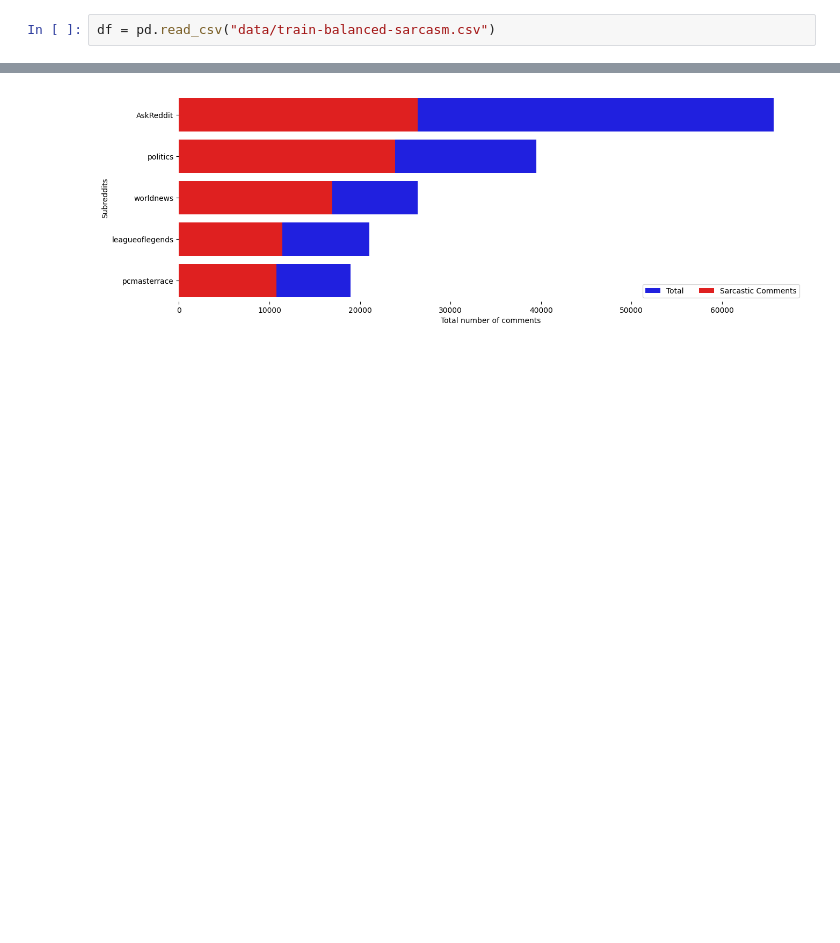
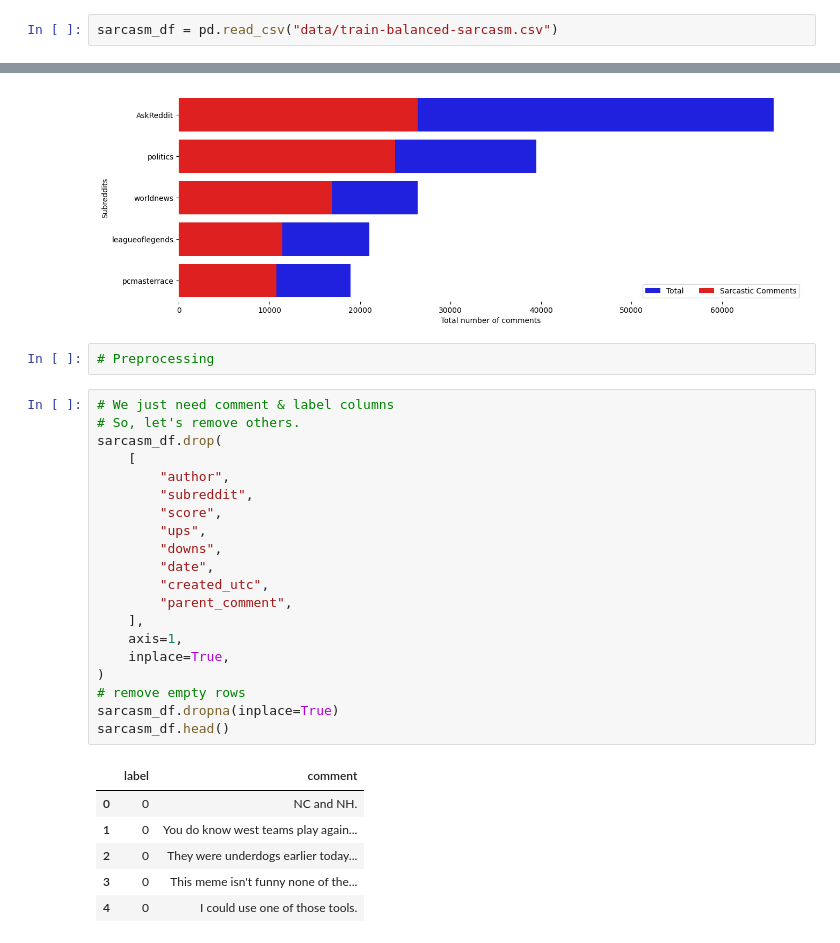
Before and after one commit to faizi-ch/Sarcasm-Detection, a Jupyter notebook: sarcasm_detection.ipynb, the cells around one changed output, grey strips where cells are left out. Saved outputs shown, nothing was run; the diff lists cells and outputs as text; blank space fills up the shorter version.

```diff
--- a/sarcasm_detection.ipynb
+++ b/sarcasm_detection.ipynb
@@ -6,3 +11,3 @@ import seaborn as sns
 # %%
-df = pd.read_csv("data/train-balanced-sarcasm.csv")
+sarcasm_df = pd.read_csv("data/train-balanced-sarcasm.csv")
 # %%
@@ -103,3 +110,32 @@ ax.set(ylabel="Subreddits", xlabel="Total number of comments")
 sns.despine(left=True, bottom=True)
 # %% [output]
 [figure]
+# %%
+# Preprocessing
+# %%
+# We just need comment & label columns
+# So, let's remove others.
+sarcasm_df.drop(
+    [
+        "author",
+        "subreddit",
+        "score",
+        "ups",
+        "downs",
+        "date",
+        "created_utc",
+        "parent_comment",
+    ],
+    axis=1,
+    inplace=True,
+)
+# remove empty rows
+sarcasm_df.dropna(inplace=True)
+sarcasm_df.head()
+# %% [output]
+|  | label | comment |
+| 0 | 0 | NC and NH. |
+| 1 | 0 | You do know west teams play again... |
+| 2 | 0 | They were underdogs earlier today... |
+| 3 | 0 | This meme isn't funny none of the... |
+| 4 | 0 | I could use one of those tools. |
```
Also changed, not shown: parts of 11 cells of this notebook, 1 other file.
